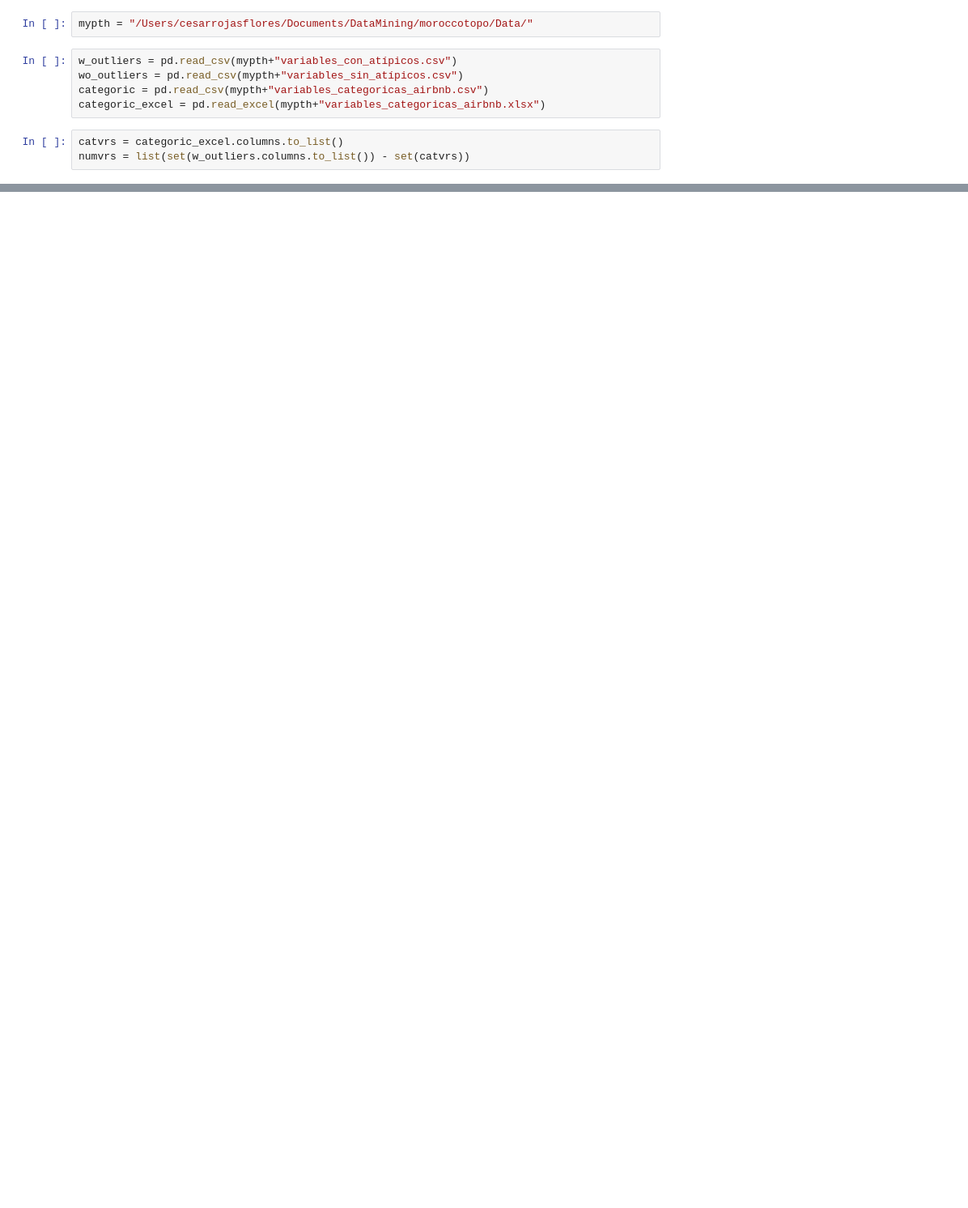
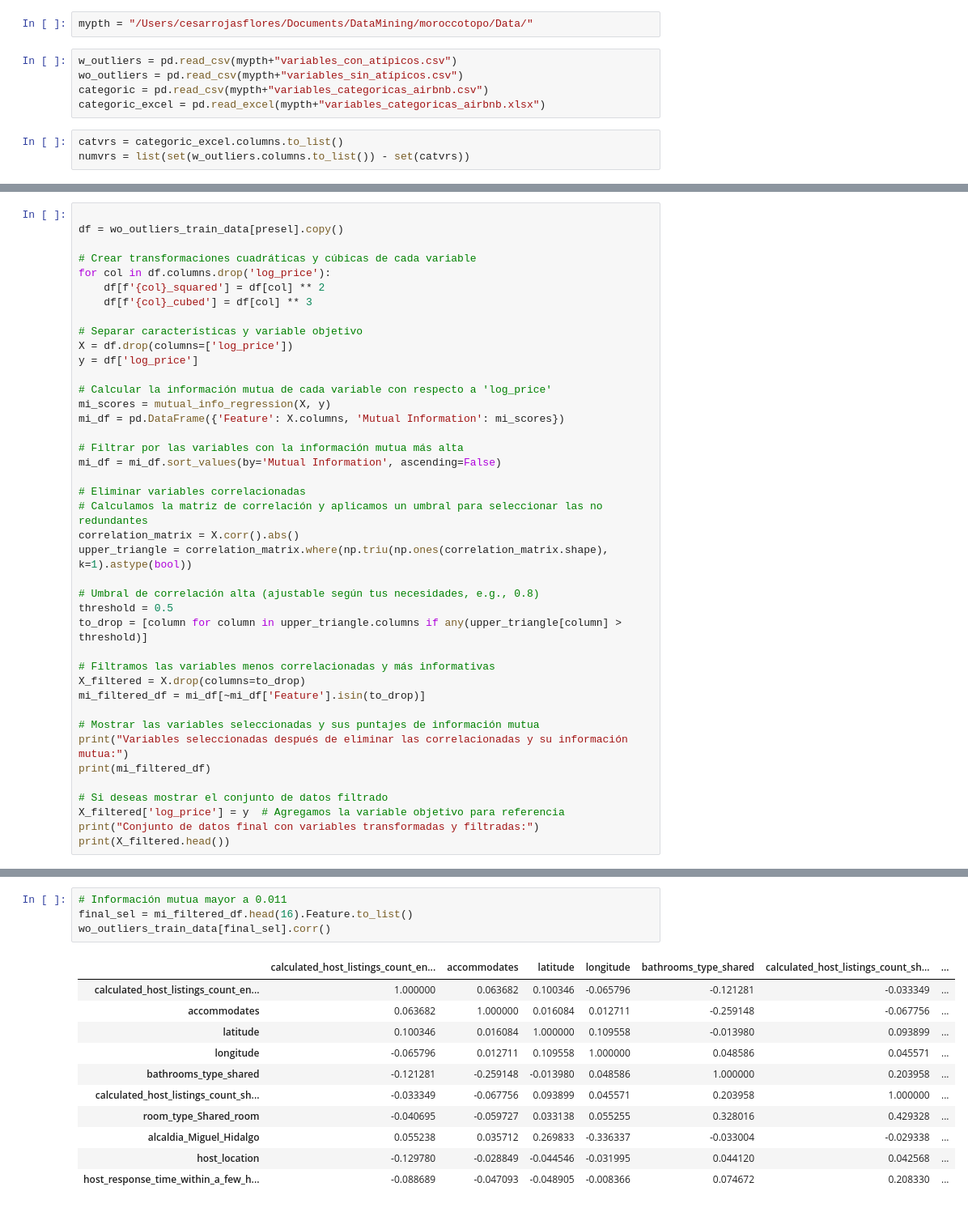
Before and after one commit to leonfgz48/Mineria_de_Datos_Proyecto, a Jupyter notebook: Proyecto/Baseline_Model.ipynb, the cells around one changed output, grey strips where cells are left out. Shown: that part at 81% size. Cells and saved outputs as stored; diff of their text form; blank space fills up the shorter version.

```diff
--- a/Proyecto/Baseline_Model.ipynb
+++ b/Proyecto/Baseline_Model.ipynb
@@ -331,0 +155,41 @@ else:
+# %%
+
+df = wo_outliers_train_data[presel].copy()
+
+# Crear transformaciones cuadráticas y cúbicas de cada variable
+for col in df.columns.drop('log_price'):
+    df[f'{col}_squared'] = df[col] ** 2
+    df[f'{col}_cubed'] = df[col] ** 3
+
+# Separar características y variable objetivo
+X = df.drop(columns=['log_price'])
+y = df['log_price']
+
+# Calcular la información mutua de cada variable con respecto a 'log_price'
+mi_scores = mutual_info_regression(X, y)
+mi_df = pd.DataFrame({'Feature': X.columns, 'Mutual Information': mi_scores})
+
+# Filtrar por las variables con la información mutua más alta
+mi_df = mi_df.sort_values(by='Mutual Information', ascending=False)
+
+# Eliminar variables correlacionadas
+# Calculamos la matriz de correlación y aplicamos un umbral para seleccionar las no redundantes
+correlation_matrix = X.corr().abs()
+upper_triangle = correlation_matrix.where(np.triu(np.ones(correlation_matrix.shape), k=1).astype(bool))
+
+# Umbral de correlación alta (ajustable según tus necesidades, e.g., 0.8)
+threshold = 0.5
+to_drop = [column for column in upper_triangle.columns if any(upper_triangle[column] > threshold)]
+
+# Filtramos las variables menos correlacionadas y más informativas
+X_filtered = X.drop(columns=to_drop)
+mi_filtered_df = mi_df[~mi_df['Feature'].isin(to_drop)]
+
+# Mostrar las variables seleccionadas y sus puntajes de información mutua
+print("Variables seleccionadas después de eliminar las correlacionadas y su información mutua:")
+print(mi_filtered_df)
+
+# Si deseas mostrar el conjunto de datos filtrado
+X_filtered['log_price'] = y  # Agregamos la variable objetivo para referencia
+print("Conjunto de datos final con variables transformadas y filtradas:")
+print(X_filtered.head())
@@ -331,0 +214,16 @@ else:
+# %%
+# Información mutua mayor a 0.011
+final_sel = mi_filtered_df.head(16).Feature.to_list()
+wo_outliers_train_data[final_sel].corr()
+# %% [output]
+|  | calculated_host_listings_count_en... | accommodates | latitude | longitude | bathrooms_type_shared | calculated_host_listings_count_sh... | ... |
+| calculated_host_listings_count_en... | 1.000000 | 0.063682 | 0.100346 | -0.065796 | -0.121281 | -0.033349 | ... |
+| accommodates | 0.063682 | 1.000000 | 0.016084 | 0.012711 | -0.259148 | -0.067756 | ... |
+| latitude | 0.100346 | 0.016084 | 1.000000 | 0.109558 | -0.013980 | 0.093899 | ... |
+| longitude | -0.065796 | 0.012711 | 0.109558 | 1.000000 | 0.048586 | 0.045571 | ... |
+| bathrooms_type_shared | -0.121281 | -0.259148 | -0.013980 | 0.048586 | 1.000000 | 0.203958 | ... |
+| calculated_host_listings_count_sh... | -0.033349 | -0.067756 | 0.093899 | 0.045571 | 0.203958 | 1.000000 | ... |
+| room_type_Shared_room | -0.040695 | -0.059727 | 0.033138 | 0.055255 | 0.328016 | 0.429328 | ... |
+| alcaldia_Miguel_Hidalgo | 0.055238 | 0.035712 | 0.269833 | -0.336337 | -0.033004 | -0.029338 | ... |
+| host_location | -0.129780 | -0.028849 | -0.044546 | -0.031995 | 0.044120 | 0.042568 | ... |
+| host_response_time_within_a_few_h... | -0.088689 | -0.047093 | -0.048905 | -0.008366 | 0.074672 | 0.208330 | ... |
```
Also changed, not shown: parts of 44 cells of this notebook, 2 other files.
